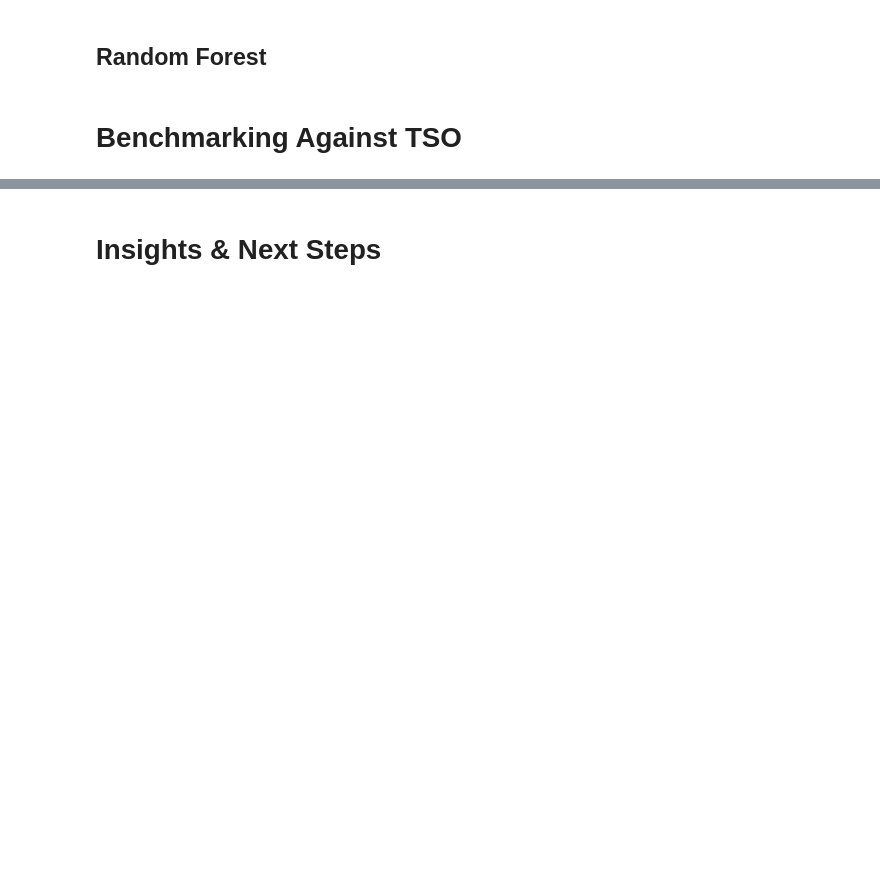
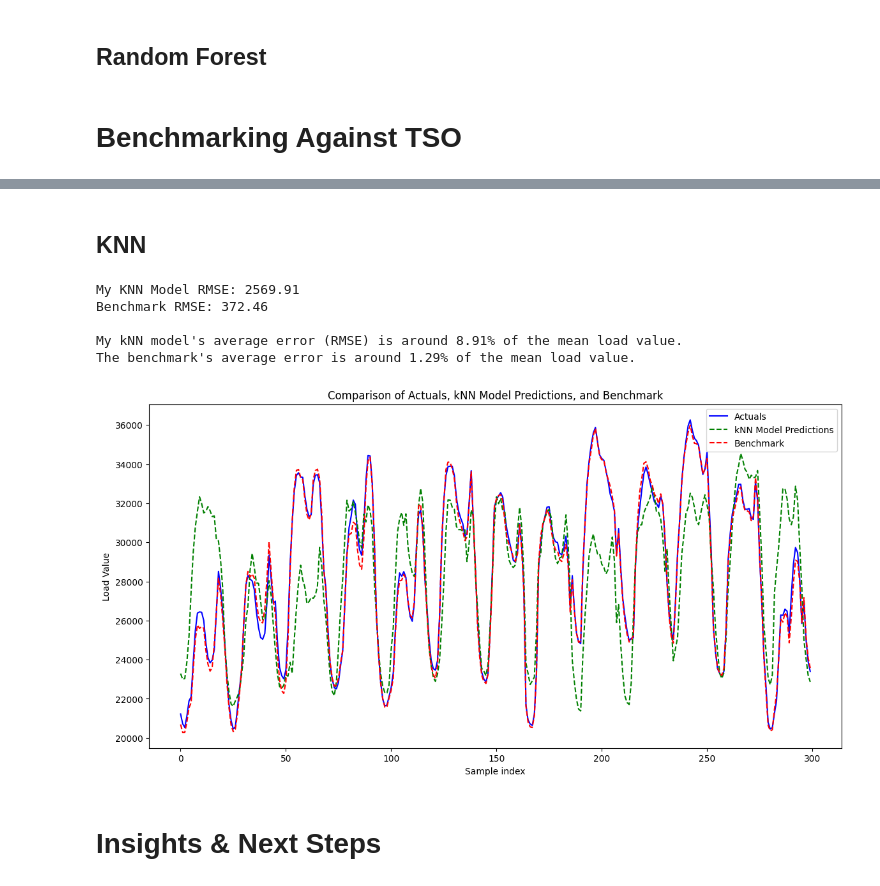
Before and after one commit to zoemcbride/energy-data-lab, a Jupyter notebook: spanish_energy_data_weather_analysis.ipynb, the cells around one changed output, grey strips where cells are left out. Drawn from its saved outputs; the diff is of its cells as text; code cells hidden in the pictures; blank space fills up the shorter version.

```diff
--- a/spanish_energy_data_weather_analysis.ipynb
+++ b/spanish_energy_data_weather_analysis.ipynb
@@ -917,6 +920,12 @@ feature_matrix.describe()
 | 50% | -1.072746e-01 | -4.088287e-02 | -1.566993e-01 | -9.959303e-02 | -5.201157e-02 | 5.514226e-02 | ... |
 | 75% | 7.762829e-01 | 6.794514e-01 | 7.252532e-01 | 7.089025e-01 | 7.624305e-01 | 7.634986e-01 | ... |
 | max | 2.837917e+00 | 3.829989e+00 | 2.684006e+00 | 2.770067e+00 | 2.807110e+00 | 2.667076e+00 | ... |
+# %%
+# Target vector
+y = energy_weather_merged['total load actual']
+# %%
+# Benchmarking vector
+benchmark = energy_weather_merged['total load forecast']
 # %% [markdown]
 #### Notes & Observations
 - All values in the feature matrix are scaled, either between 0 and 1 for temp_extreme_cold, temp_extreme_hot, and day_type, or scaled using StandardScaler, meaning that they have a mean of 0 and standard deviation of +/- 1.
@@ -927,5 +936,12 @@ feature_matrix.describe()
 # %% [markdown]
 # Model Selection Training & Verification
 We'll start with KNN as that is one of the simplest time-series forecasting models we could use and then work to a random forest model
+# %%
+# Since this is timeseries forecasting, the train_test_split() function could impose data leakage, where future time stamps are being
+# used to predict the future
+
+train_size = int(len(feature_matrix) * 0.8)
+X_train, X_test = feature_matrix[:train_size], feature_matrix[train_size:]
+y_train, y_test = y[:train_size], y[train_size:]
 # %% [markdown]
 ## KNN
@@ -936,2 +1050,45 @@ We'll start with KNN as that is one of the simplest time-series forecasting mode
+# %%
+# Match the benchmark indices with the y_test indices
+benchmark_test = benchmark[y_test.index]
+
+# Calculate the benchmark rmse relative to y_test
+benchmark_rmse = np.sqrt(mean_squared_error(y_test, benchmark_test))
+# %% [markdown]
+## KNN
+# %%
+print(f"My KNN Model RMSE: {round(knn_rmse,2)}")
+print(f"Benchmark RMSE: {round(benchmark_rmse,2)}\n")
+
+print(f"My kNN model's average error (RMSE) is around {round(knn_rmse/benchmark.describe()['mean']*100,2)}% of the mean load value.")
+print(f"The benchmark's average error is around {round(benchmark_rmse/benchmark.describe()['mean']*100,2)}% of the mean load value.")
+# %% [output]
+My KNN Model RMSE: 2569.91
+Benchmark RMSE: 372.46
+
+My kNN model's average error (RMSE) is around 8.91% of the mean load value.
+The benchmark's average error is around 1.29% of the mean load value.
+# %%
+# Sample for visualization (e.g., 200 points)
+sample_size = 300
+indices = range(sample_size)
+
+plt.figure(figsize=(14, 7))
+
+# Plot actuals
+plt.plot(indices, y_test[:sample_size], label="Actuals", color="blue")
+
+# Plot model predictions
+plt.plot(indices, knn_y_pred[:sample_size], label="kNN Model Predictions", color="green", linestyle="--")
+
+# Plot benchmark
+plt.plot(indices, benchmark_test[:sample_size], label="Benchmark", color="red", linestyle="--")
+
+plt.title("Comparison of Actuals, kNN Model Predictions, and Benchmark")
+plt.xlabel("Sample index")
+plt.ylabel("Load Value")
+plt.legend()
+plt.show()
+# %% [output]
+[figure, added]
 # %% [markdown]
 # Insights & Next Steps
```
Also changed, not shown: parts of 7 cells of this notebook.
